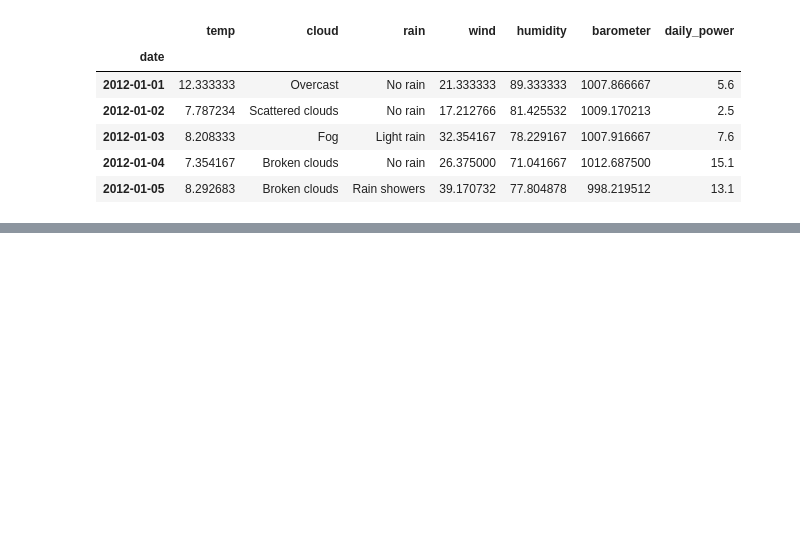
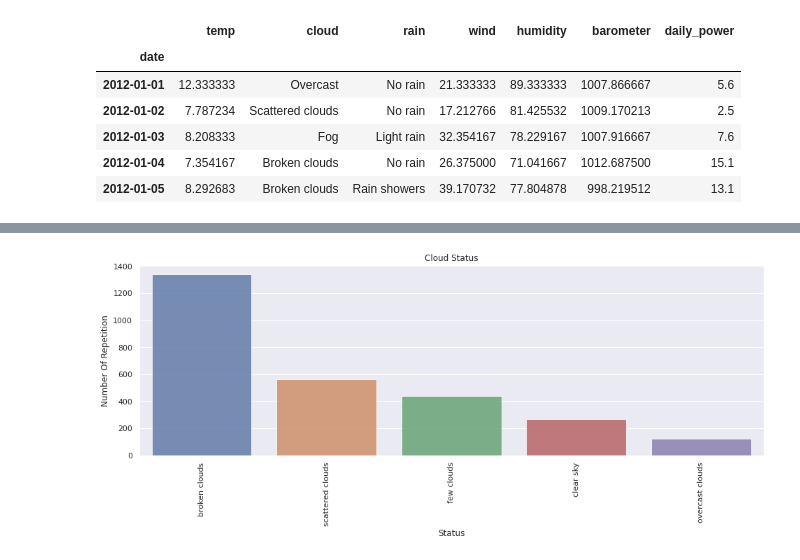
Before and after one commit to MN-Pham/Weather_SolarEnergy_Predictor, a Jupyter notebook: SolarEnergyDataRefine.ipynb, the cells around one changed output, grey strips where cells are left out. Cells and saved outputs as stored; diff of their text form; code cells hidden in the pictures; blank space fills up the shorter version.

```diff
--- a/SolarEnergyDataRefine.ipynb
+++ b/SolarEnergyDataRefine.ipynb
@@ -470,0 +620,12 @@ memory usage: 170.7+ KB
+# %%
+import seaborn as sns
+weather_counts = simplified_data['cloud'].value_counts()
+plt.figure(figsize=(16,5))
+sns.barplot(weather_counts.index, weather_counts.values, alpha=0.8)
+plt.xticks(rotation=90)
+plt.title('Cloud Status')
+plt.xlabel('Status')
+plt.ylabel('Number Of Repetition')
+plt.show()
+# %% [output]
+[figure, added]
```
Also changed, not shown: parts of 21 cells of this notebook, 1 other file.
